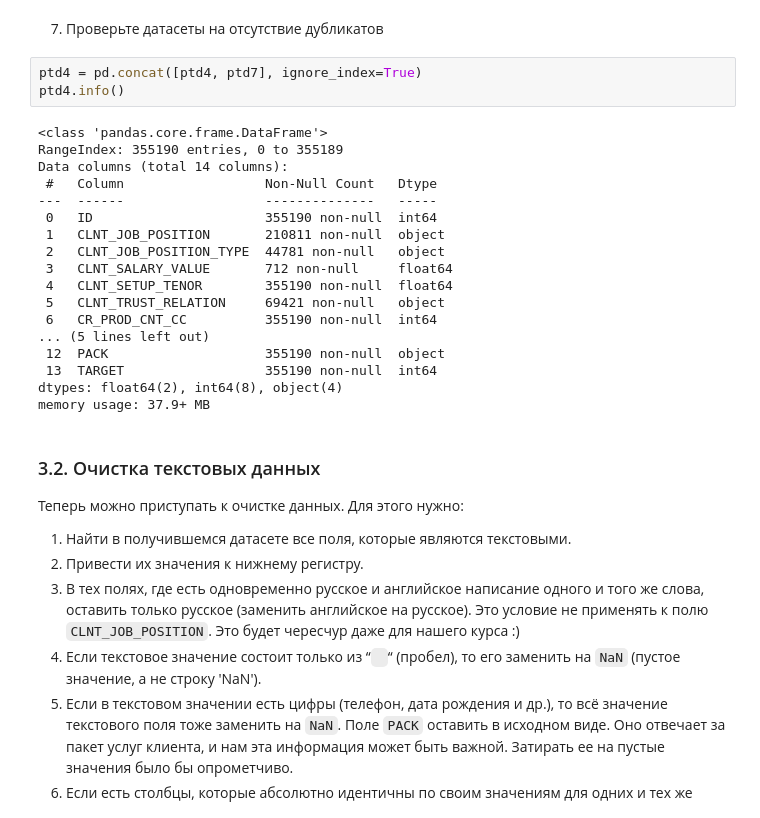
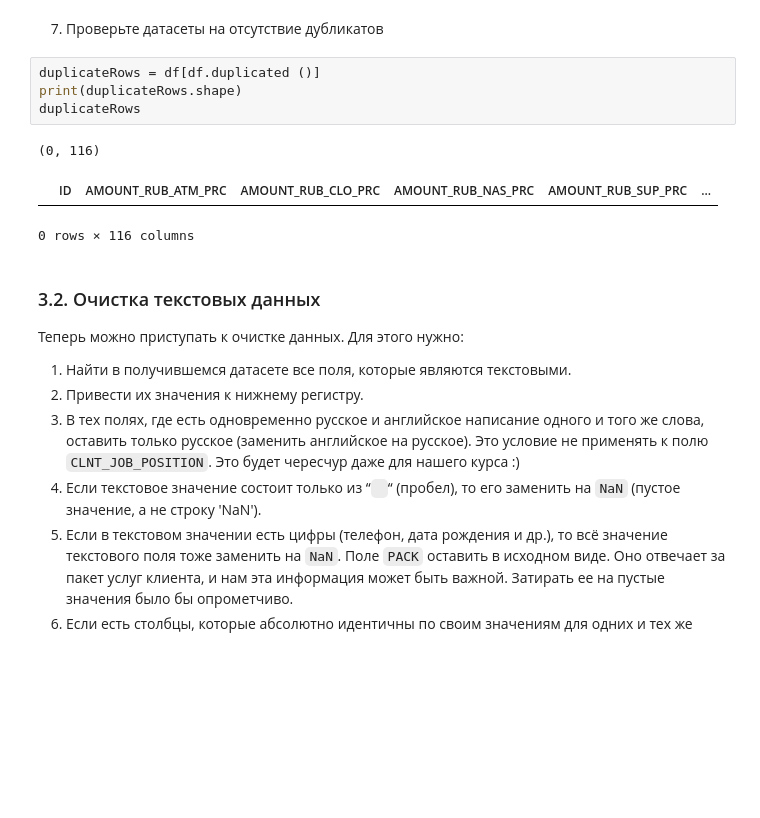
Before and after one commit to motorollainlinux/BankData, a Jupyter notebook: example.ipynb, the cells around one changed output. Cells and saved outputs as stored; diff of their text form; blank space fills up the shorter version.

```diff
--- a/example.ipynb
+++ b/example.ipynb
@@ -403,26 +251,13 @@ memory usage: 19.0+ MB
 # %% [markdown]
 7. Проверьте датасеты на отсутствие дубликатов
-# %%
-ptd4 = pd.concat([ptd4, ptd7], ignore_index=True)
-ptd4.info()
-# %% [output]
-<class 'pandas.core.frame.DataFrame'>
-RangeIndex: 355190 entries, 0 to 355189
-Data columns (total 14 columns):
- #   Column                  Non-Null Count   Dtype
----  ------                  --------------   -----
- 0   ID                      355190 non-null  int64
- 1   CLNT_JOB_POSITION       210811 non-null  object
- 2   CLNT_JOB_POSITION_TYPE  44781 non-null   object
- 3   CLNT_SALARY_VALUE       712 non-null     float64
- 4   CLNT_SETUP_TENOR        355190 non-null  float64
- 5   CLNT_TRUST_RELATION     69421 non-null   object
- 6   CR_PROD_CNT_CC          355190 non-null  int64
-... (5 lines left out)
- 12  PACK                    355190 non-null  object
- 13  TARGET                  355190 non-null  int64
-dtypes: float64(2), int64(8), object(4)
-memory usage: 37.9+ MB
+# %%
+duplicateRows = df[df.duplicated ()]
+print(duplicateRows.shape)
+duplicateRows
+# %% [output]
+(0, 116)
+|  | ID | AMOUNT_RUB_ATM_PRC | AMOUNT_RUB_CLO_PRC | AMOUNT_RUB_NAS_PRC | AMOUNT_RUB_SUP_PRC | ... |
+0 rows × 116 columns
 # %% [markdown]
 ### 3.2. Очистка текстовых данных
 Теперь можно приступать к очистке данных. Для этого нужно:
```
Also changed, not shown: parts of 9 cells of this notebook.
